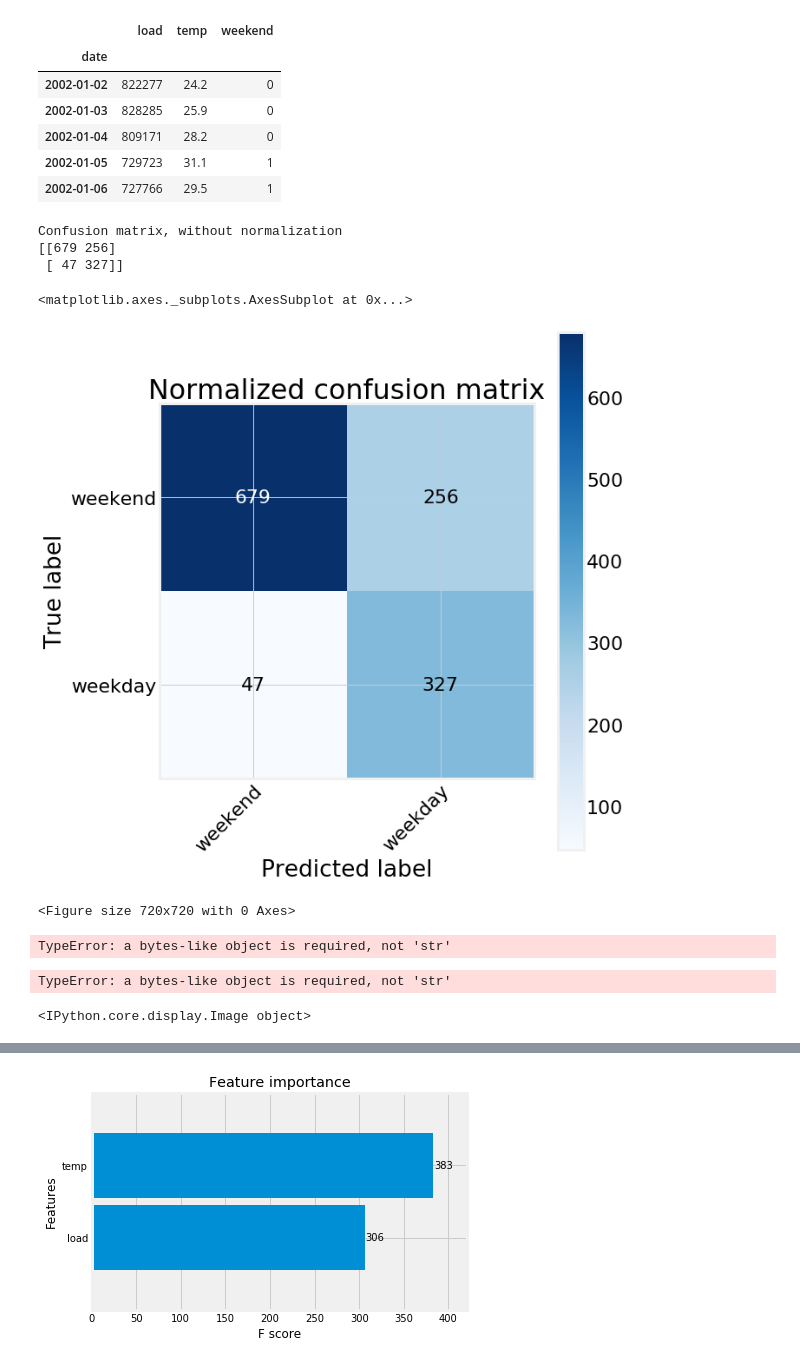
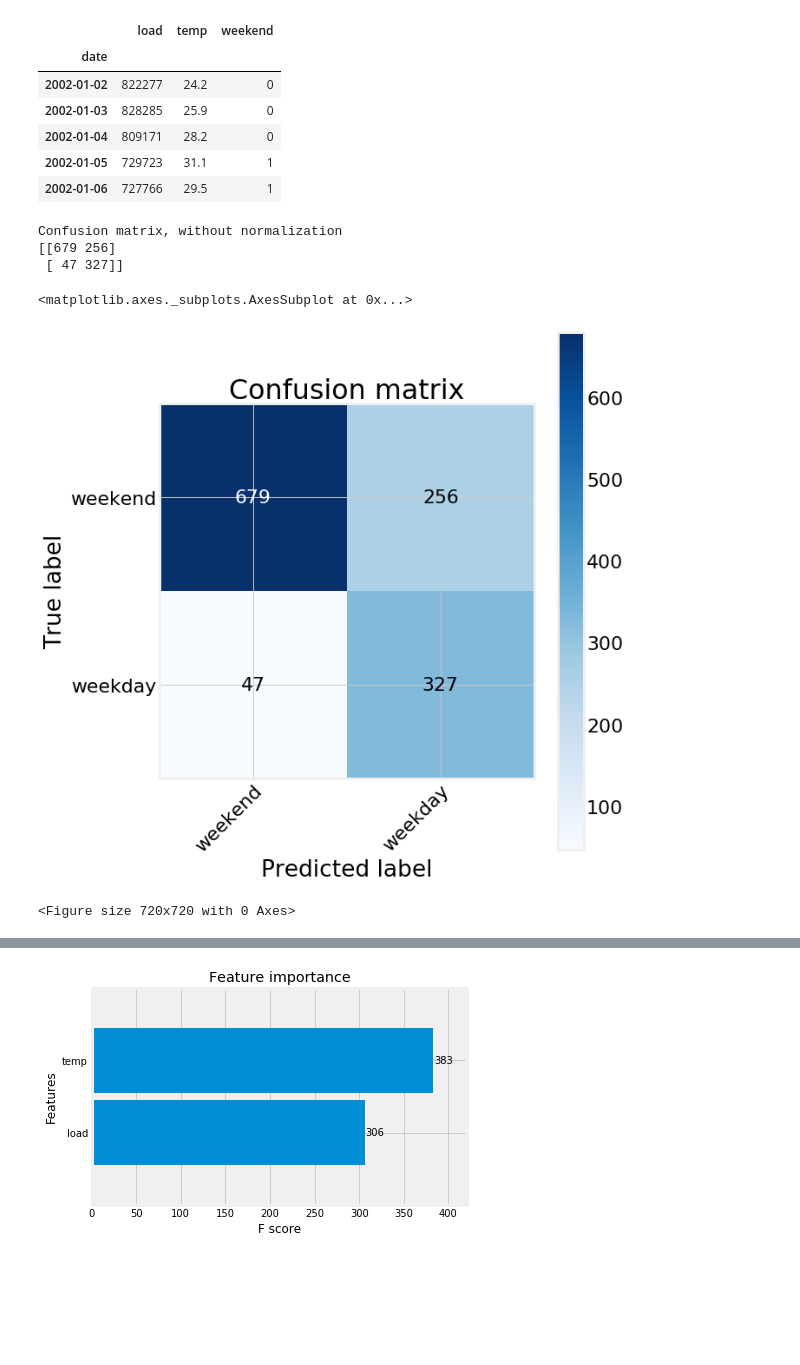
Before and after one commit to robmoratore/ShellDnA, a Jupyter notebook: Shell_Dna_EnergyLoad.ipynb, the cells around one changed output, grey strips where cells are left out. Saved outputs shown, nothing was run; the diff lists cells and outputs as text; code cells hidden in the pictures; blank space fills up the shorter version.

```diff
--- a/Shell_Dna_EnergyLoad.ipynb
+++ b/Shell_Dna_EnergyLoad.ipynb
@@ -530,12 +532,11 @@ clas.fit(X_train, y_train)
 df_day_test['weekend_pred'] = clas.predict(X_test)
 # %%
 plot_confusion_matrix(df_day_test['weekend'], df_day_test['weekend_pred'], classes=["weekend", "weekday"], normalize=False,
-                      title='Normalized confusion matrix')
-# fig.show()
+                      title='Confusion matrix')
 # %% [output]
 Confusion matrix, without normalization
 [[679 256]
  [ 47 327]]
 <matplotlib.axes._subplots.AxesSubplot at 0x...>
-[figure, old version]
+[figure, new version]
 <Figure size 720x720 with 0 Axes>
@@ -544,6 +542,0 @@ from IPython.display import Image
-# %%
-Image("C:\\Users\\madli.uutma@ibm.com\\Documents\\ShellDnA\\data\\images\\confusion_matrix.png")
-# %% [output]
-TypeError: a bytes-like object is required, not 'str'
-TypeError: a bytes-like object is required, not 'str'
-<IPython.core.display.Image object>
```
Also changed, not shown: parts of 12 cells of this notebook.
